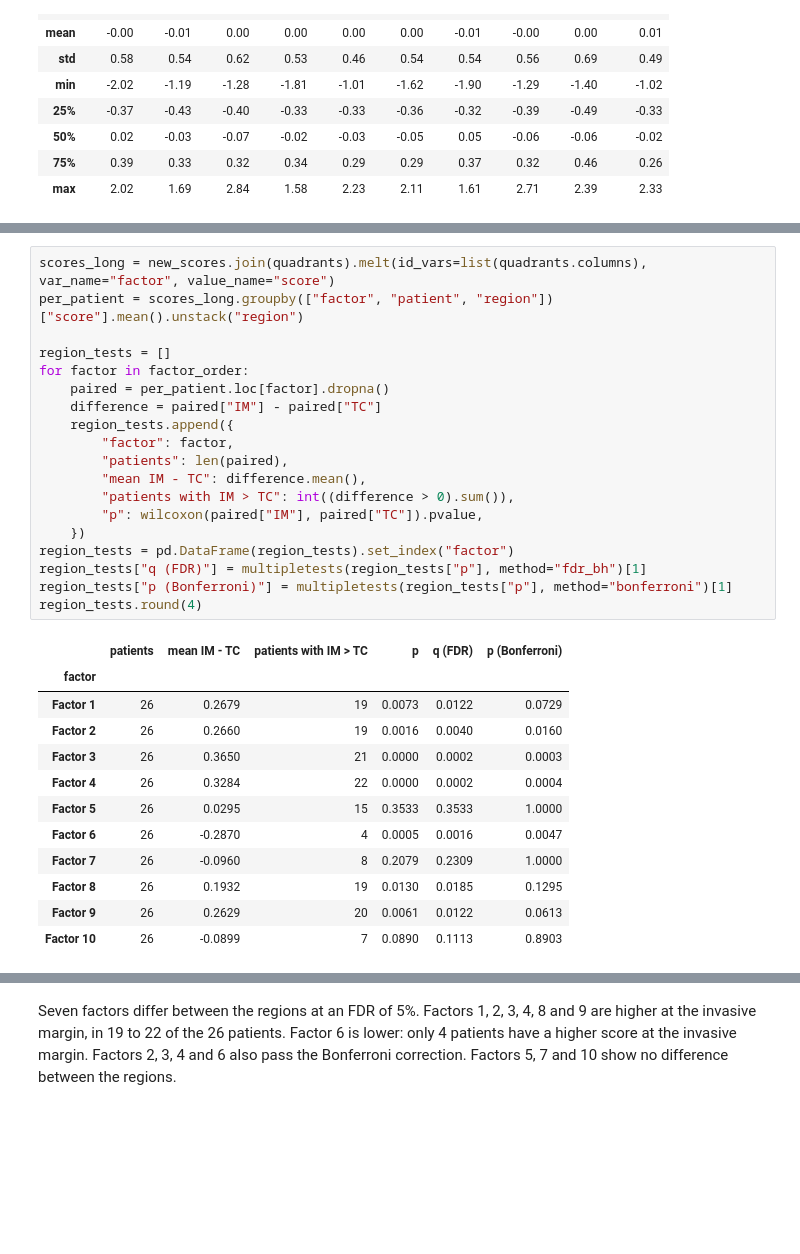
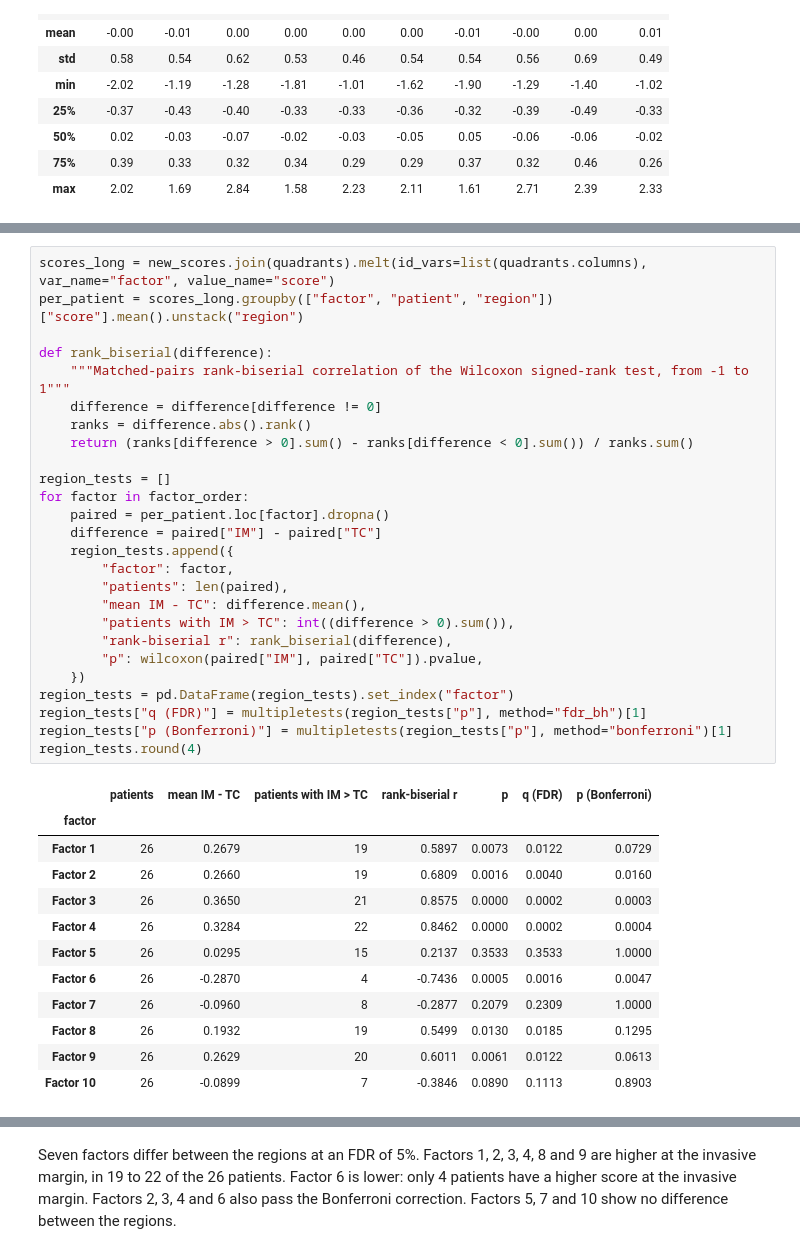
Before and after one commit to HartmannLab/MIBI-Analysis_Hamburg_CRC_TMA_2024, a Jupyter notebook: notebooks/sampling/FactorActivity.ipynb, the cells around one changed output, grey strips where cells are left out. Drawn from its saved outputs; the diff is of its cells as text; blank space fills up the shorter version.

```diff
--- a/notebooks/sampling/FactorActivity.ipynb
+++ b/notebooks/sampling/FactorActivity.ipynb
@@ -304,32 +305,39 @@ The two regions are different tissue: the invasive margin holds more immune cell
 # %%
 scores_long = new_scores.join(quadrants).melt(id_vars=list(quadrants.columns), var_name="factor", value_name="score")
 per_patient = scores_long.groupby(["factor", "patient", "region"])["score"].mean().unstack("region")
+
+def rank_biserial(difference):
+    """Matched-pairs rank-biserial correlation of the Wilcoxon signed-rank test, from -1 to 1"""
+    difference = difference[difference != 0]
+    ranks = difference.abs().rank()
+    return (ranks[difference > 0].sum() - ranks[difference < 0].sum()) / ranks.sum()
 
 region_tests = []
 for factor in factor_order:
     paired = per_patient.loc[factor].dropna()
     difference = paired["IM"] - paired["TC"]
     region_tests.append({
         "factor": factor,
         "patients": len(paired),
         "mean IM - TC": difference.mean(),
         "patients with IM > TC": int((difference > 0).sum()),
+        "rank-biserial r": rank_biserial(difference),
         "p": wilcoxon(paired["IM"], paired["TC"]).pvalue,
     })
 region_tests = pd.DataFrame(region_tests).set_index("factor")
 region_tests["q (FDR)"] = multipletests(region_tests["p"], method="fdr_bh")[1]
 region_tests["p (Bonferroni)"] = multipletests(region_tests["p"], method="bonferroni")[1]
 region_tests.round(4)
 # %% [output]
-|  | patients | mean IM - TC | patients with IM > TC | p | q (FDR) | p (Bonferroni) |
-| factor |  |  |  |  |  |  |
-| Factor 1 | 26 | 0.2679 | 19 | 0.0073 | 0.0122 | 0.0729 |
-| Factor 2 | 26 | 0.2660 | 19 | 0.0016 | 0.0040 | 0.0160 |
-| Factor 3 | 26 | 0.3650 | 21 | 0.0000 | 0.0002 | 0.0003 |
-| Factor 4 | 26 | 0.3284 | 22 | 0.0000 | 0.0002 | 0.0004 |
-| Factor 5 | 26 | 0.0295 | 15 | 0.3533 | 0.3533 | 1.0000 |
-| Factor 6 | 26 | -0.2870 | 4 | 0.0005 | 0.0016 | 0.0047 |
-| Factor 7 | 26 | -0.0960 | 8 | 0.2079 | 0.2309 | 1.0000 |
-| Factor 8 | 26 | 0.1932 | 19 | 0.0130 | 0.0185 | 0.1295 |
-| Factor 9 | 26 | 0.2629 | 20 | 0.0061 | 0.0122 | 0.0613 |
-| Factor 10 | 26 | -0.0899 | 7 | 0.0890 | 0.1113 | 0.8903 |
+|  | patients | mean IM - TC | patients with IM > TC | rank-biserial r | p | q (FDR) | p (Bonferroni) |
+| factor |  |  |  |  |  |  |  |
+| Factor 1 | 26 | 0.2679 | 19 | 0.5897 | 0.0073 | 0.0122 | 0.0729 |
+| Factor 2 | 26 | 0.2660 | 19 | 0.6809 | 0.0016 | 0.0040 | 0.0160 |
+| Factor 3 | 26 | 0.3650 | 21 | 0.8575 | 0.0000 | 0.0002 | 0.0003 |
+| Factor 4 | 26 | 0.3284 | 22 | 0.8462 | 0.0000 | 0.0002 | 0.0004 |
+| Factor 5 | 26 | 0.0295 | 15 | 0.2137 | 0.3533 | 0.3533 | 1.0000 |
+| Factor 6 | 26 | -0.2870 | 4 | -0.7436 | 0.0005 | 0.0016 | 0.0047 |
+| Factor 7 | 26 | -0.0960 | 8 | -0.2877 | 0.2079 | 0.2309 | 1.0000 |
+| Factor 8 | 26 | 0.1932 | 19 | 0.5499 | 0.0130 | 0.0185 | 0.1295 |
+| Factor 9 | 26 | 0.2629 | 20 | 0.6011 | 0.0061 | 0.0122 | 0.0613 |
+| Factor 10 | 26 | -0.0899 | 7 | -0.3846 | 0.0890 | 0.1113 | 0.8903 |
```
Also changed, not shown: parts of 21 cells of this notebook.
